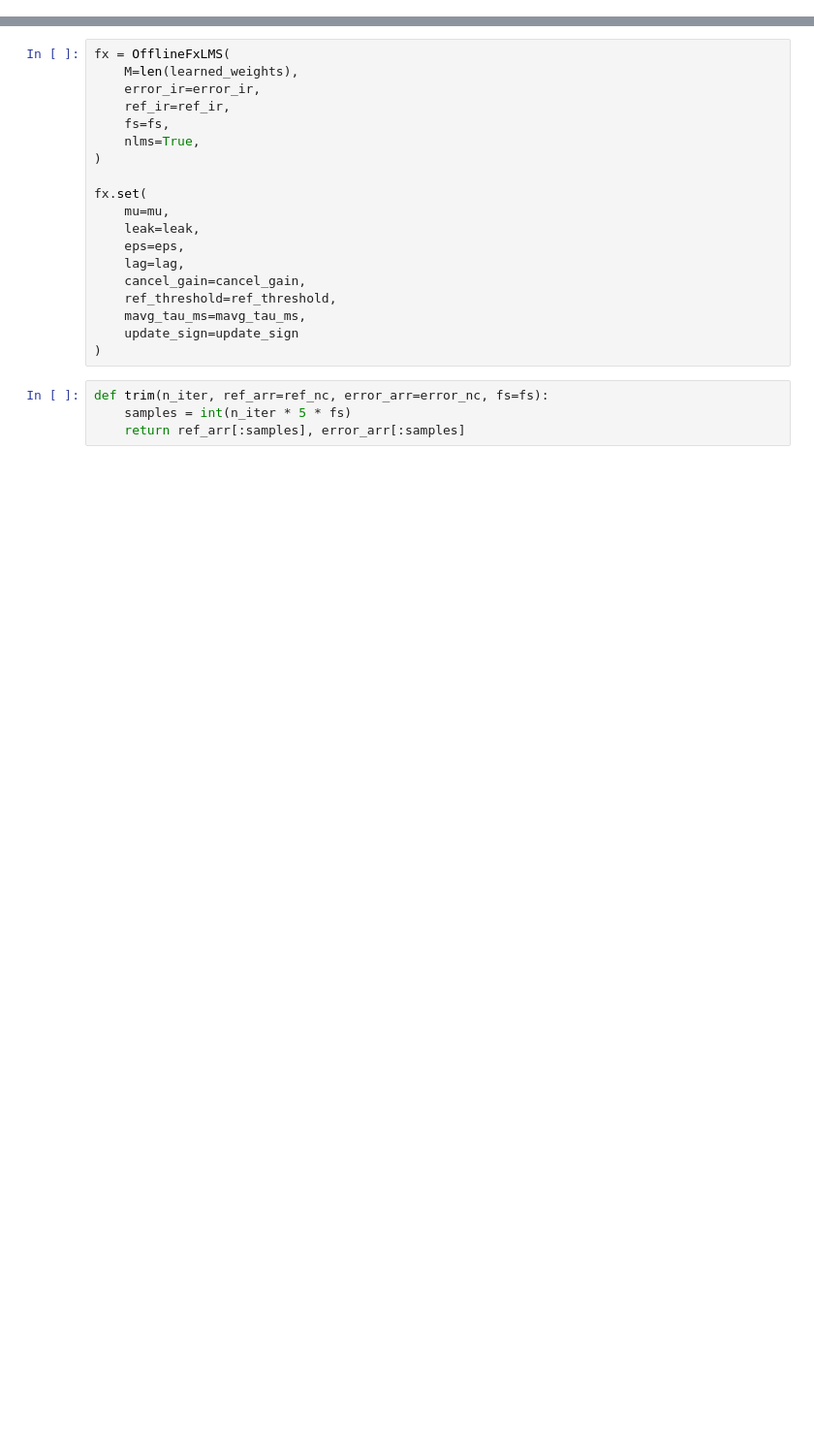
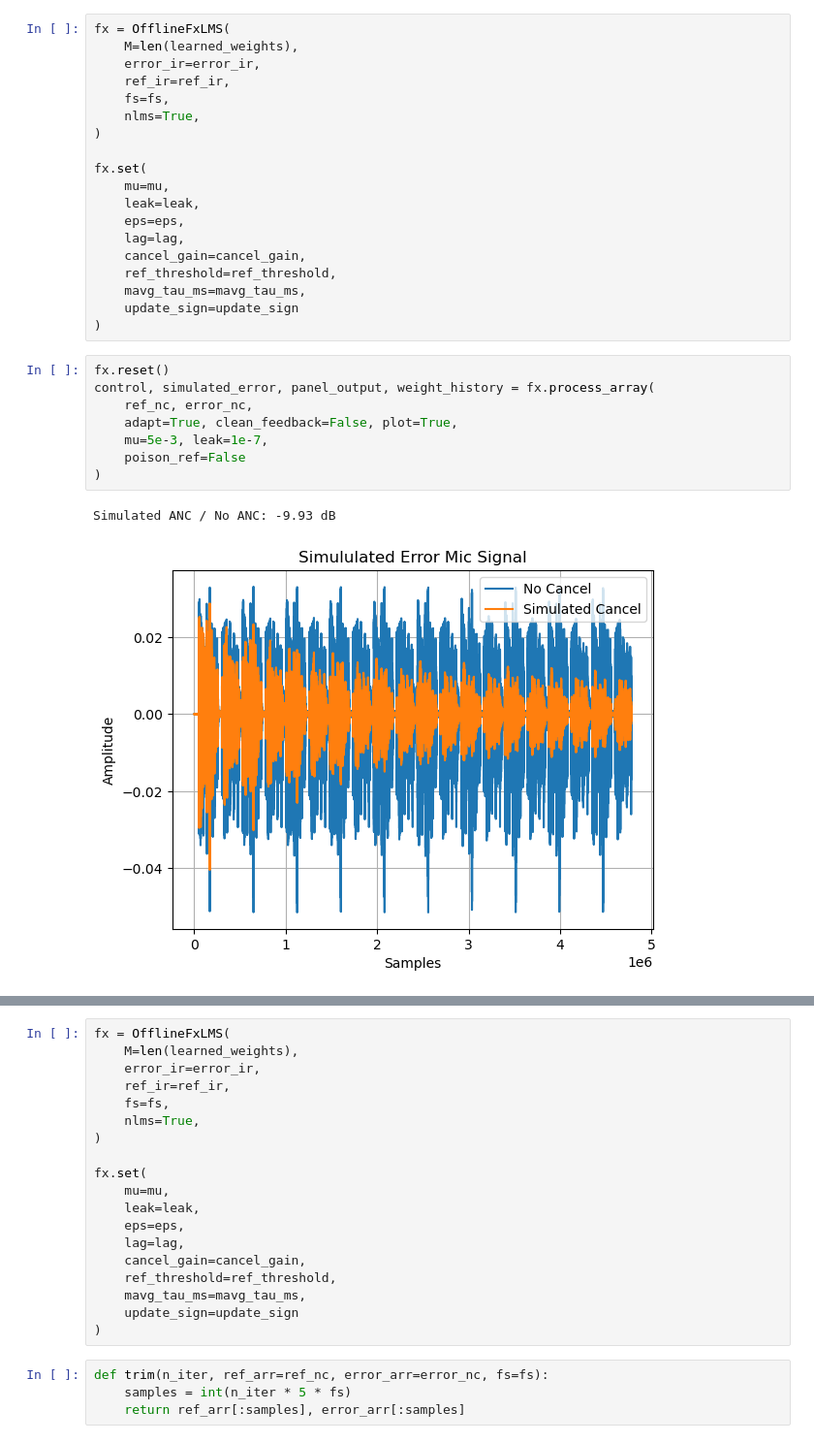
Before and after one commit to bowerirn/Reverb-Control, a Jupyter notebook: experiments/offline_fxlms.ipynb, the cells around one changed output, grey strips where cells are left out. Shown at 97% size. Saved outputs shown, nothing was run; the diff lists cells and outputs as text; blank space fills up the shorter version.

```diff
--- a/experiments/offline_fxlms.ipynb
+++ b/experiments/offline_fxlms.ipynb
@@ -4,0 +56,30 @@ from src.fxlms_offline import OfflineFxLMS
+# %%
+fx = OfflineFxLMS(
+    M=len(learned_weights),
+    error_ir=error_ir,
+    ref_ir=ref_ir,
+    fs=fs,
+    nlms=True,
+)
+
+fx.set(
+    mu=mu,
+    leak=leak,
+    eps=eps,
+    lag=lag,
+    cancel_gain=cancel_gain,
+    ref_threshold=ref_threshold,
+    mavg_tau_ms=mavg_tau_ms,
+    update_sign=update_sign
+)
+# %%
+fx.reset()
+control, simulated_error, panel_output, weight_history = fx.process_array(
+    ref_nc, error_nc,
+    adapt=True, clean_feedback=False, plot=True,
+    mu=5e-3, leak=1e-7,
+    poison_ref=False
+)
+# %% [output]
+Simulated ANC / No ANC: -9.93 dB
+[figure, added]
```
Also changed, not shown: parts of 44 cells of this notebook, 27 other files.
